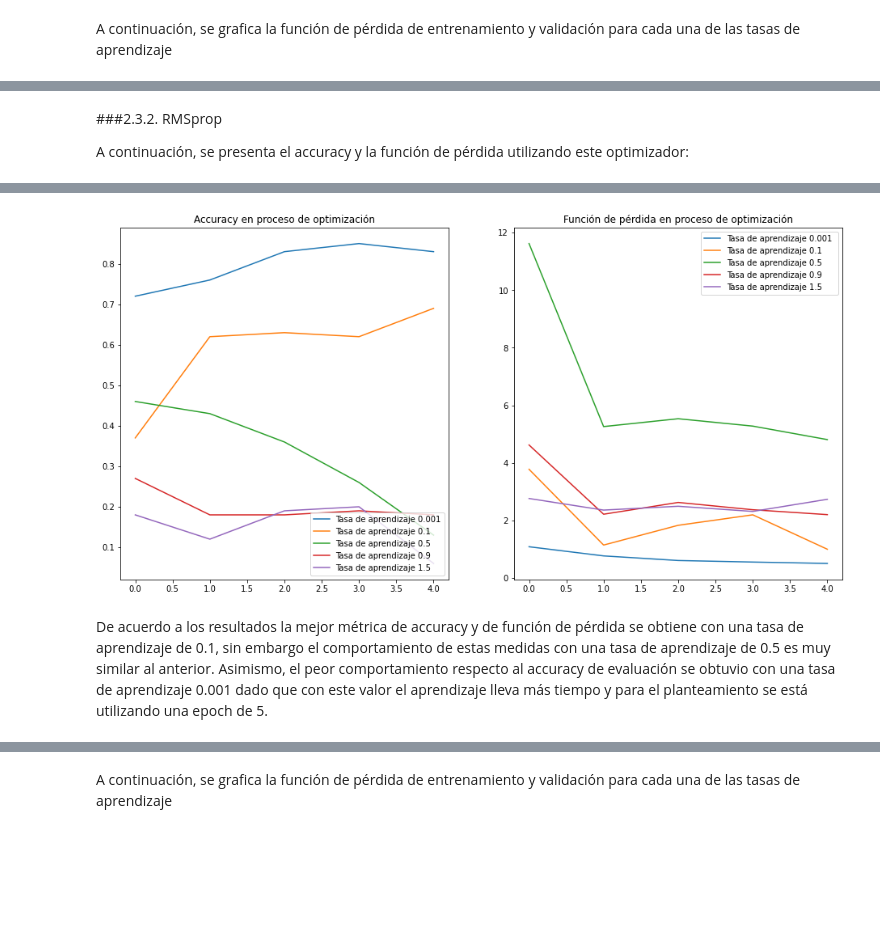
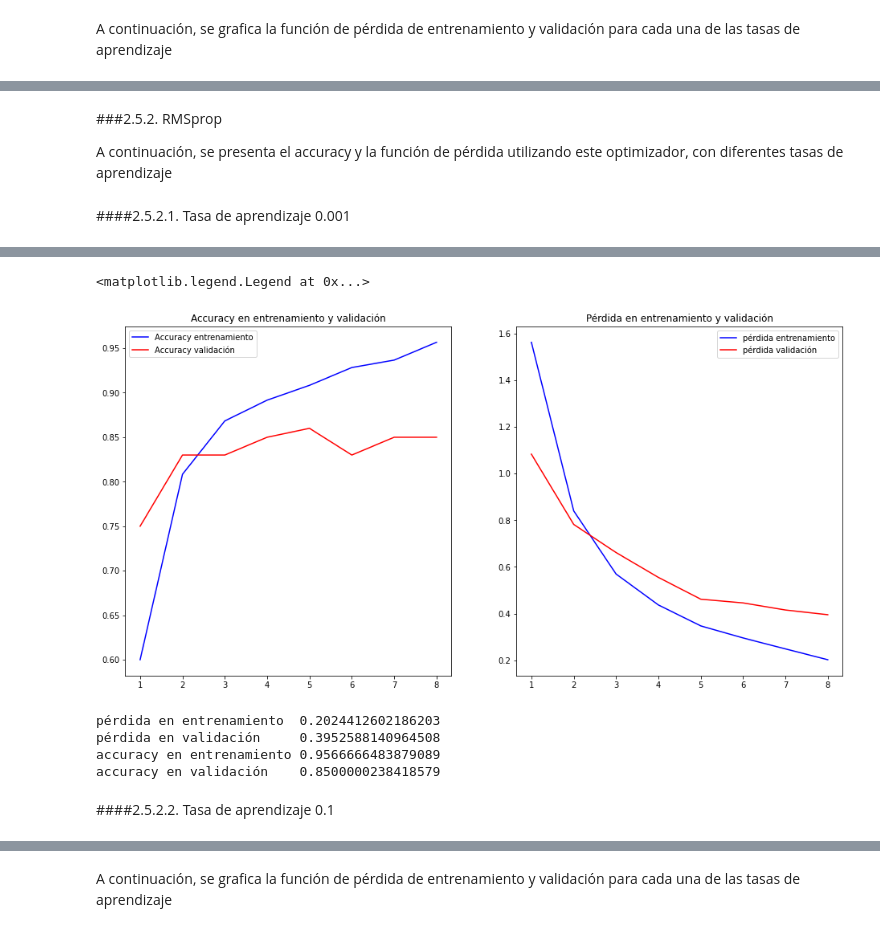
Before and after one commit to gcarmonav/Actividad-7, a Jupyter notebook: Optimización_y_redes_neuronales.ipynb, the cells around one changed output, grey strips where cells are left out. Cells and saved outputs as stored; diff of their text form; code cells hidden in the pictures; blank space fills up the shorter version.

```diff
--- a/Optimización_y_redes_neuronales.ipynb
+++ b/Optimización_y_redes_neuronales.ipynb
@@ -1931,7 +2425,9 @@ print('1.5','accuracy en validación Total  ', historyS5.history['val_accuracy']
 # %% [markdown]
-###2.3.2. RMSprop
+###2.5.2. RMSprop
 
-A continuación, se presenta el accuracy y la función de pérdida utilizando este optimizador:
+A continuación, se presenta el accuracy y la función de pérdida utilizando este optimizador, con diferentes tasas de aprendizaje
+# %% [markdown]
+####2.5.2.1. Tasa de aprendizaje 0.001
 # %%
 #Optimizador RMSprop
 model = tf.keras.models.Sequential([
@@ -1940,23 +2436,30 @@ model = tf.keras.models.Sequential([
   tf.keras.layers.Dropout(0.2),
   tf.keras.layers.Dense(10, activation='softmax')
 ])
+opt = tf.keras.optimizers.RMSprop(learning_rate=0.001) #Cambiar el valor de la variable "learning_rate" para variar la tasa de aprendizaje
+model.compile(optimizer=opt,
+              loss='sparse_categorical_crossentropy',
+              metrics=['accuracy'])
+
+
+historyR1R=model.fit(x_train, y_train, epochs=8, validation_data=(x_test, y_test))
+test_loss, test_accuracy = model.evaluate(x_test, y_test)
+
+loss = historyR1R.history['loss']
+val_loss = historyR1R.history['val_loss']
+acc = historyR1R.history['accuracy']
+val_acc = historyR1R.history['val_accuracy']
+epochs = range(1, len(loss) + 1)
 
 fig = plt.figure(figsize = (16,8))
 ax = fig.add_subplot(1, 2, 1)
-ax.set_title('Accuracy en proceso de optimización')
+ax.plot(epochs, acc, 'b', label='Accuracy entrenamiento')
+ax.plot(epochs, val_acc, 'r', label='Accuracy validación')
+ax.set_title('Accuracy en entrenamiento y validación')
+ax.legend()
 ax1 = fig.add_subplot(1, 2, 2)
-ax1.set_title('Función de pérdida en proceso de optimización')
-for i in ([0.001,0.1,0.5,0.9,1.5]):
-  opt = tf.keras.optimizers.RMSprop(learning_rate=i) #Cambiar el valor de la variable "learning_rate" para variar la tasa de aprendizaje
-  model.compile(optimizer=opt,
-                loss='sparse_categorical_crossentropy',
-                metrics=['accuracy'])
-
-  # Se almmacena la información de accuracy y función de pérdida para poderlas graficar
-  historyRR=model.fit(x_train, y_train, epochs=5, validation_data=(x_test, y_test))
-  test_loss, test_accuracy = model.evaluate(x_test, y_test)
-  ax.plot(historyRR.history['val_accuracy'], label='Tasa de aprendizaje {}'.format(i))
-  ax1.plot(historyRR.history['val_loss'], label='Tasa de aprendizaje {} '.format(i))
-  ax.legend(loc='lower right')
-  ax1.legend(loc='upper right')
+ax1.plot(epochs, loss, 'b', label='pérdida entrenamiento')
+ax1.plot(epochs, val_loss, 'r', label='pérdida validación')
+ax1.set_title('Pérdida en entrenamiento y validación')
+ax1.legend()
 # %% [output]
@@ -1980,3 +2483,14 @@ Epoch 5/5
+<matplotlib.legend.Legend at 0x...>
-[figure, old version]
+[figure, new version]
-# %% [markdown]
-De acuerdo a los resultados la mejor métrica de accuracy y de función de pérdida se obtiene con una tasa de aprendizaje de 0.1, sin embargo el comportamiento de estas medidas con una tasa de aprendizaje de 0.5 es muy similar al anterior. Asimismo, el peor comportamiento respecto al accuracy de evaluación se obtuvio con una tasa de aprendizaje 0.001 dado que con este valor el aprendizaje lleva más tiempo y para el planteamiento se está utilizando una epoch de 5.
+# %%
+print('pérdida en entrenamiento ', historyR1R.history['loss'][-1])
+print('pérdida en validación    ', historyR1R.history['val_loss'][-1])
+print('accuracy en entrenamiento', historyR1R.history['accuracy'][-1])
+print('accuracy en validación   ', historyR1R.history['val_accuracy'][-1])
+# %% [output]
+pérdida en entrenamiento  0.2024412602186203
+pérdida en validación     0.3952588140964508
+accuracy en entrenamiento 0.9566666483879089
+accuracy en validación    0.8500000238418579
+# %% [markdown]
+####2.5.2.2. Tasa de aprendizaje 0.1
```
Also changed, not shown: parts of 268 cells of this notebook.
